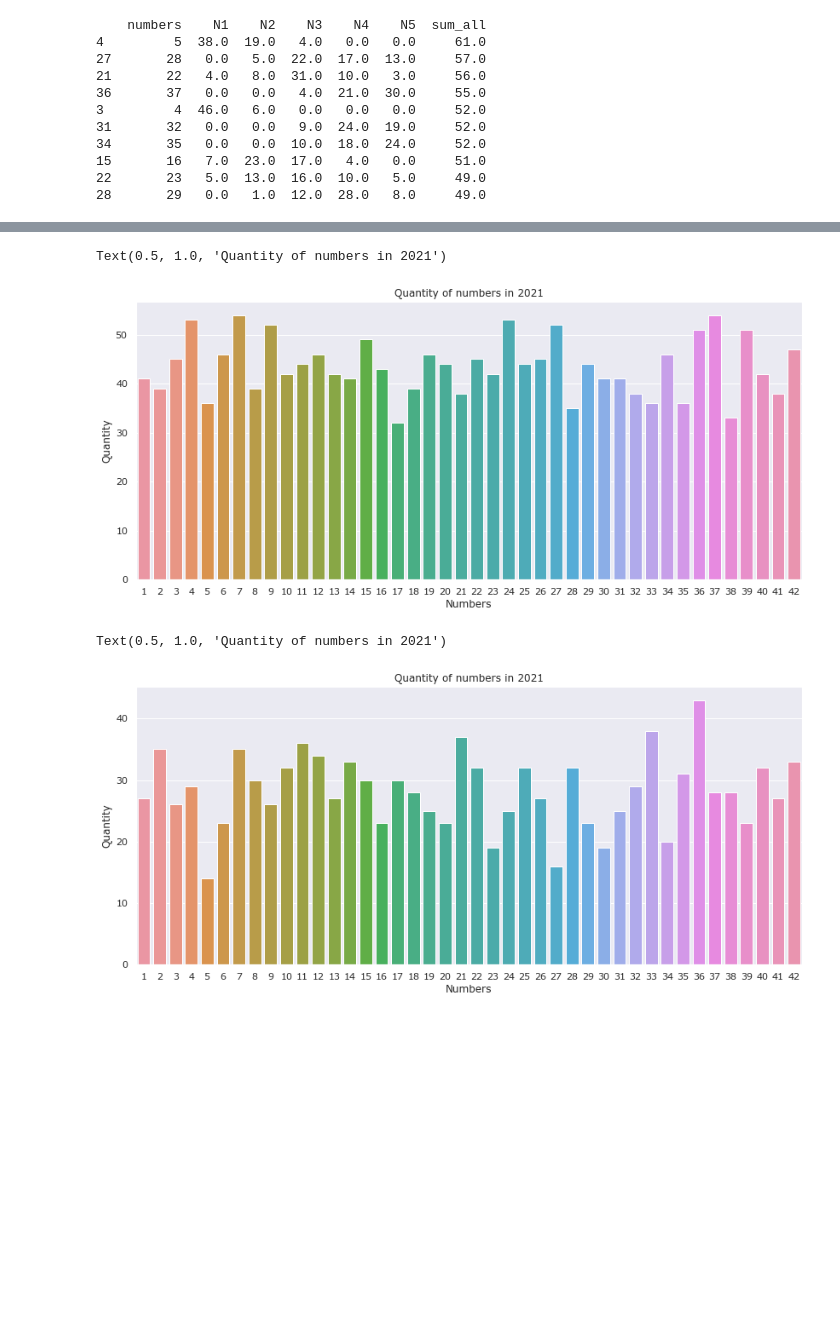
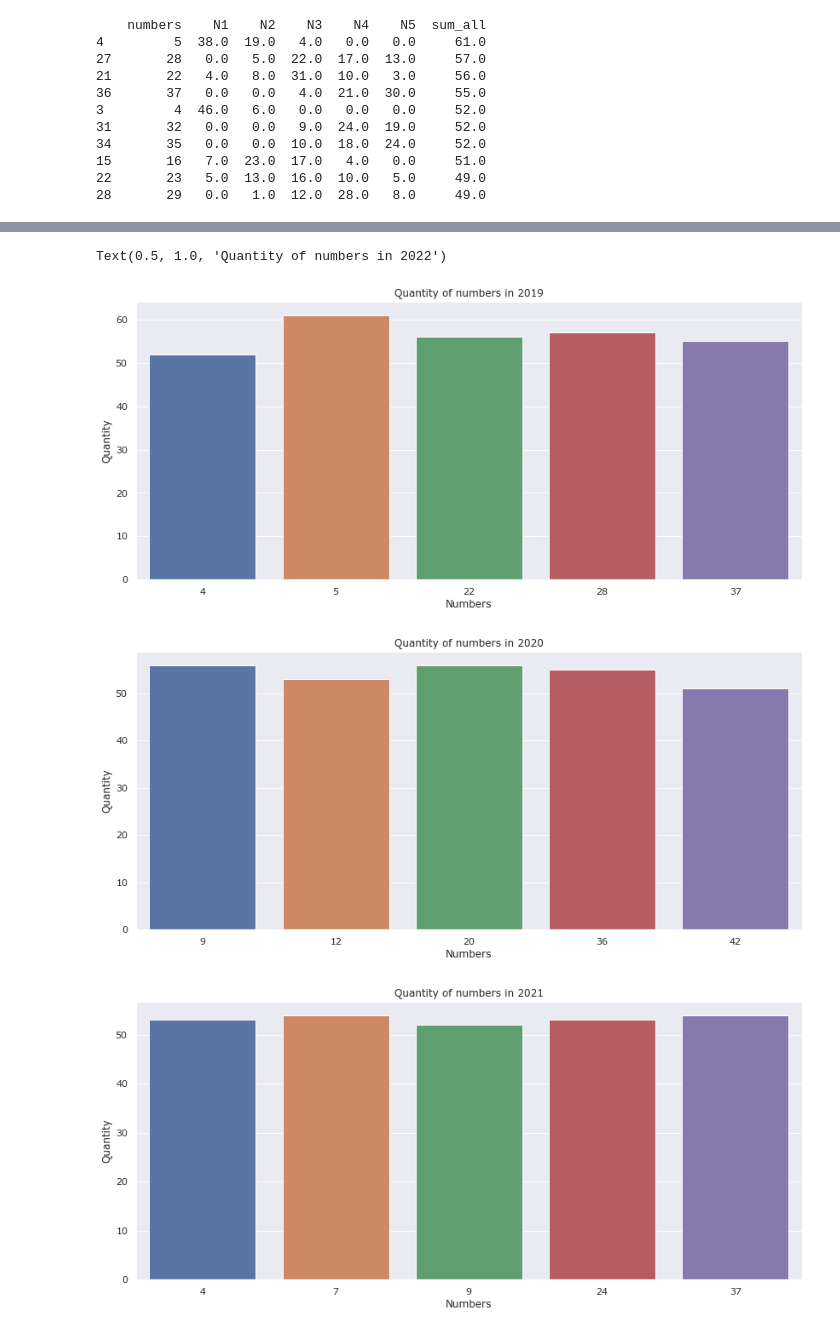
Before and after one commit to JakubWilczek98/mini_lotto-analysis, a Jupyter notebook: analysis.ipynb, the cells around one changed output, grey strips where cells are left out. Cells and saved outputs as stored; diff of their text form; code cells hidden in the pictures; blank space fills up the shorter version.

Commit message:
Separated visualisation

```diff
--- a/analysis.ipynb
+++ b/analysis.ipynb
@@ -127,17 +121,14 @@ for column in columns:
 
 df_all_quantity_2021['sum_all'] = df_all_quantity_2021['N1'] + df_all_quantity_2021['N2'] + df_all_quantity_2021['N3'] + df_all_quantity_2021['N4'] + df_all_quantity_2021['N5']
 
-plt.figure(figsize=(14, 6))
-sns.set_style("darkgrid")
-sns.set(font="Verdana")
-ax = sns.barplot(x='numbers', y="sum_all", data=df_all_quantity_2021)
-sns.color_palette()
-plt.ylabel("Quantity")
-plt.xlabel("Numbers")
-plt.title("Quantity of numbers in 2021")
+# plt.figure(figsize=(14, 6))
+# sns.set_style("darkgrid")
+# sns.set(font="Verdana")
+# ax = sns.barplot(x='numbers', y="sum_all", data=df_all_quantity_2021)
+# sns.color_palette()
+# plt.ylabel("Quantity")
+# plt.xlabel("Numbers")
+# plt.title("Quantity of numbers in 2021")
-# %% [output]
-Text(0.5, 1.0, 'Quantity of numbers in 2021')
-[figure, removed]
 # %%
 #----------------------2022--------------------------
 
@@ -158,14 +149,53 @@ for column in columns:
 
 df_all_quantity_2022['sum_all'] = df_all_quantity_2022['N1'] + df_all_quantity_2022['N2'] + df_all_quantity_2022['N3'] + df_all_quantity_2022['N4'] + df_all_quantity_2022['N5']
 
-plt.figure(figsize=(14, 6))
-sns.set_style("darkgrid")
-sns.set(font="Verdana")
-ax = sns.barplot(x='numbers', y="sum_all", data=df_all_quantity_2022)
-sns.color_palette()
-plt.ylabel("Quantity")
-plt.xlabel("Numbers")
-plt.title("Quantity of numbers in 2021")
+# plt.figure(figsize=(14, 6))
+# sns.set_style("darkgrid")
+# sns.set(font="Verdana")
+# ax = sns.barplot(x='numbers', y="sum_all", data=df_all_quantity_2022)
+# sns.color_palette()
+# plt.ylabel("Quantity")
+# plt.xlabel("Numbers")
+# plt.title("Quantity of numbers in 2022")
-# %% [output]
-Text(0.5, 1.0, 'Quantity of numbers in 2021')
-[figure, removed]
+# %%
+#----------------------Visualisation--------------------------
+plt.figure(figsize=(14, 6))
+sns.set_style("darkgrid")
+sns.set(font="Verdana")
+ax = sns.barplot(x='numbers', y="sum_all", data=df_all_quantity_2019.sort_values(by=['sum_all'], ascending=False).head(5))
+sns.color_palette()
+plt.ylabel("Quantity")
+plt.xlabel("Numbers")
+plt.title("Quantity of numbers in 2019")
+
+plt.figure(figsize=(14, 6))
+sns.set_style("darkgrid")
+sns.set(font="Verdana")
+ax = sns.barplot(x='numbers', y="sum_all", data=df_all_quantity_2020.sort_values(by=['sum_all'], ascending=False).head(5))
+sns.color_palette()
+plt.ylabel("Quantity")
+plt.xlabel("Numbers")
+plt.title("Quantity of numbers in 2020")
+
+plt.figure(figsize=(14, 6))
+sns.set_style("darkgrid")
+sns.set(font="Verdana")
+ax = sns.barplot(x='numbers', y="sum_all", data=df_all_quantity_2021.sort_values(by=['sum_all'], ascending=False).head(5))
+sns.color_palette()
+plt.ylabel("Quantity")
+plt.xlabel("Numbers")
+plt.title("Quantity of numbers in 2021")
+
+plt.figure(figsize=(14, 6))
+sns.set_style("darkgrid")
+sns.set(font="Verdana")
+ax = sns.barplot(x='numbers', y="sum_all", data=df_all_quantity_2022.sort_values(by=['sum_all'], ascending=False).head(5))
+sns.color_palette()
+plt.ylabel("Quantity")
+plt.xlabel("Numbers")
+plt.title("Quantity of numbers in 2022")
+# %% [output]
+Text(0.5, 1.0, 'Quantity of numbers in 2022')
+[figure, added]
+[figure, added]
+[figure, added]
```
Also changed, not shown: parts of 4 cells of this notebook.
